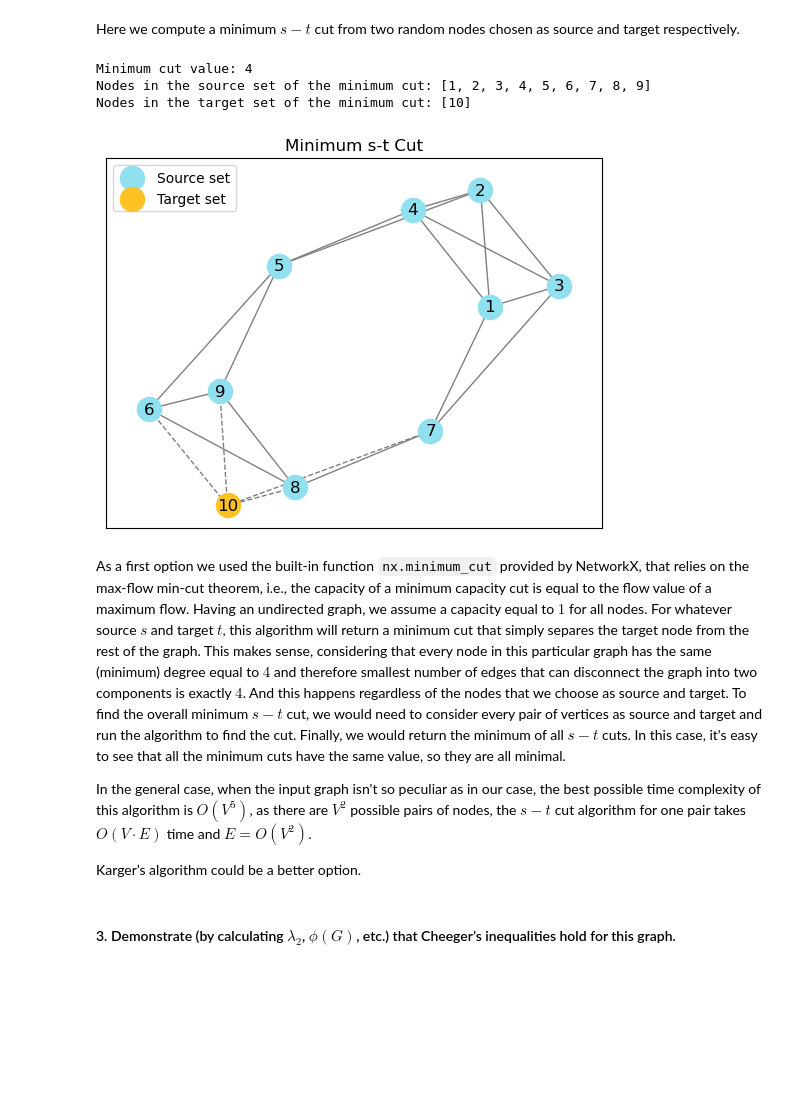
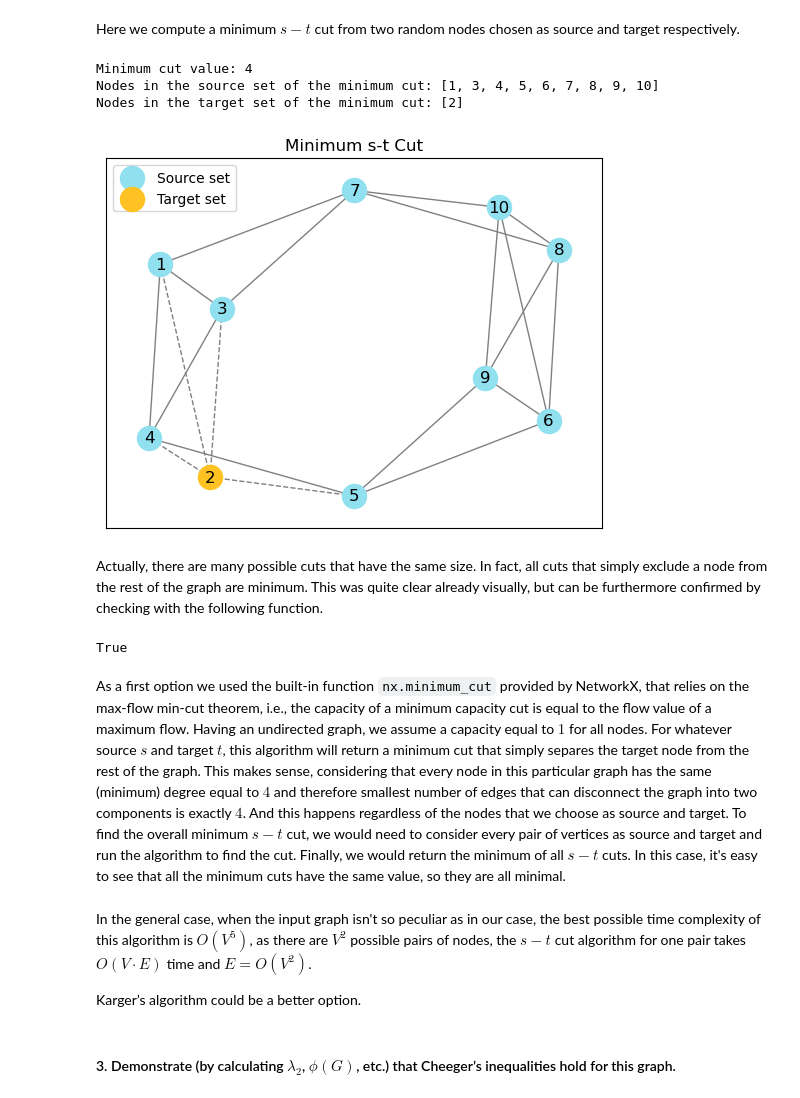
Before and after one commit to laacri/SNOM-social-networks, a Jupyter notebook: Homework/Problem2.ipynb, the cells around one changed output. Saved outputs shown, nothing was run; the diff lists cells and outputs as text; code cells hidden in the pictures; blank space fills up the shorter version.

Commit message:
Fixed mincut and added part 4

```diff
--- a/Homework/Problem2.ipynb
+++ b/Homework/Problem2.ipynb
@@ -188,54 +237,55 @@ Here we compute a minimum $s-t$ cut from two random nodes chosen as source and t
 # %%
-G1 = G.copy()
+min_cut_result = mincut(G)
+min_cut_pair = mincut_pair(min_cut_result)
 
-# Assign default capacity of 1 to each edge if not specified
-for u, v in G1.edges():
-    G1[u][v]['capacity'] = 1
-
-# Define source and target nodes (you can choose any pair of nodes)
-source, target = 1, 10
-
-# Find the minimum cut
-cut_value, partition = nx.minimum_cut(G1, source, target, capacity='capacity')
-reachable, non_reachable = partition
+cut_value = min_cut_pair[1]['cut_value']
+source_set = min_cut_pair[1]['source_set']
+target_set = min_cut_pair[1]['target_set']
 
 print(f"Minimum cut value: {cut_value}")
-print(f"Nodes in the source set of the minimum cut: {sorted(reachable)}")
-print(f"Nodes in the target set of the minimum cut: {sorted(non_reachable)}")
+print(f"Nodes in the source set of the minimum cut: {sorted(source_set)}")
+print(f"Nodes in the target set of the minimum cut: {sorted(target_set)}")
 
 # Identify cut edges
 cut_edges = []
 for u, v in G.edges():
-    if (u in reachable and v in non_reachable) or (u in non_reachable and v in reachable):
+    if (u in source_set and v in target_set) or (u in target_set and v in source_set):
         cut_edges.append((u, v))
 
 # Draw the graph
 pos = nx.spring_layout(G)  # positions for all nodes
 
 # Draw the graph with source set and target set
-nx.draw_networkx_nodes(G, pos, nodelist=reachable, node_color='#90e0ef', label="Source set")
-nx.draw_networkx_nodes(G, pos, nodelist=non_reachable, node_color='#ffc222', label="Target set") # f7a072 ffb200
+nx.draw_networkx_nodes(G, pos, nodelist=source_set, node_color='#90e0ef', label="Source set")
+nx.draw_networkx_nodes(G, pos, nodelist=target_set, node_color='#ffc222', label="Target set") # f7a072 ffb200
 nx.draw_networkx_edges(G, pos, edgelist=[edge for edge in G.edges() if edge not in cut_edges], edge_color='gray')
 nx.draw_networkx_edges(G, pos, edgelist=cut_edges, edge_color='gray', style='dashed')
 # Add labels
 nx.draw_networkx_labels(G, pos)
 # Legend
 plt.legend()
 
 plt.title("Minimum s-t Cut")
 #plt.savefig("./images/minimum_s-t_cut.png")
 plt.show()
 # %% [output]
 Minimum cut value: 4
-Nodes in the source set of the minimum cut: [1, 2, 3, 4, 5, 6, 7, 8, 9]
-Nodes in the target set of the minimum cut: [10]
+Nodes in the source set of the minimum cut: [1, 3, 4, 5, 6, 7, 8, 9, 10]
+Nodes in the target set of the minimum cut: [2]
-[figure, old version]
+[figure, new version]
+# %% [markdown]
+Actually, there are many possible cuts that have the same size. In fact, all cuts that simply exclude a node from the rest of the graph are minimum. This was quite clear already visually, but can be furthermore confirmed by checking with the following function.
+# %%
+# Check that minimum cut size is equal to the one found by function
+cut_value == len(nx.minimum_edge_cut(G))
+# %% [output]
+True
 # %% [markdown]
 As a first option we used the built-in function `nx.minimum_cut` provided by NetworkX, that relies on the max-flow min-cut theorem, i.e., the capacity of a minimum capacity cut is equal to the flow value of a maximum flow. Having an undirected graph, we assume a capacity equal to $1$ for all nodes. For whatever source $s$ and target $t$, this algorithm will return a minimum cut that simply separes the target node from the rest of the graph. This makes sense, considering that every node in this particular graph has the same (minimum) degree equal to $4$ and therefore smallest number of edges that can disconnect the graph into two components is exactly $4$. And this happens regardless of the nodes that we choose as source and target. To find the overall minimum $s-t$ cut, we would need to consider every pair of vertices as source and target and run the algorithm to find the cut. Finally, we would return the minimum of all $s-t$ cuts. In this case, it's easy to see that all the minimum cuts have the same value, so they are all minimal.
-
-In the general case, when the input graph isn't so peculiar as in our case, the best possible time complexity of this algorithm is $O(V^5)$, as there are $V^2$ possible pairs of nodes, the $s-t$ cut algorithm for one pair takes $O(V\cdot E)$ time and $E = O(V^2)$.
-
-Karger’s algorithm could be a better option.
+# %% [markdown]
+In the general case, when the input graph isn't so peculiar as in our case, the best possible time complexity of this algorithm is $O(V^5)$, as there are $V^2$ possible pairs of nodes, the $s-t$ cut algorithm for one pair takes $O(V\cdot E)$ time and $E = O(V^2)$.
+
+Karger’s algorithm could be a better option.
 # %% [markdown]
 #### 3. Demonstrate (by calculating $\lambda_2$, $\phi(G)$, etc.) that Cheeger’s inequalities hold for this graph.
 # %%
```
Also changed, not shown: parts of 14 cells of this notebook, 1 other file.
